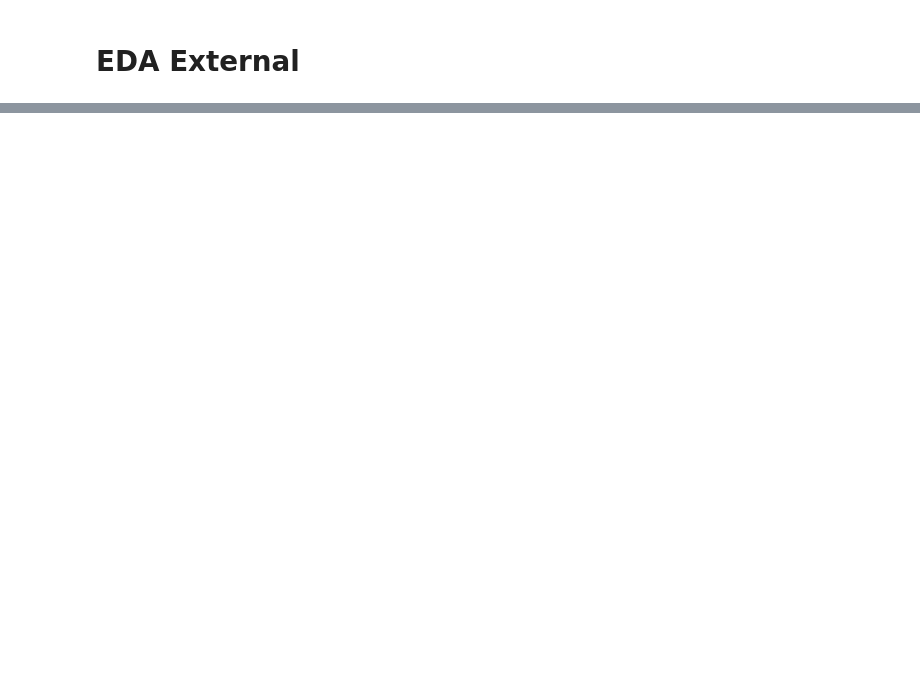
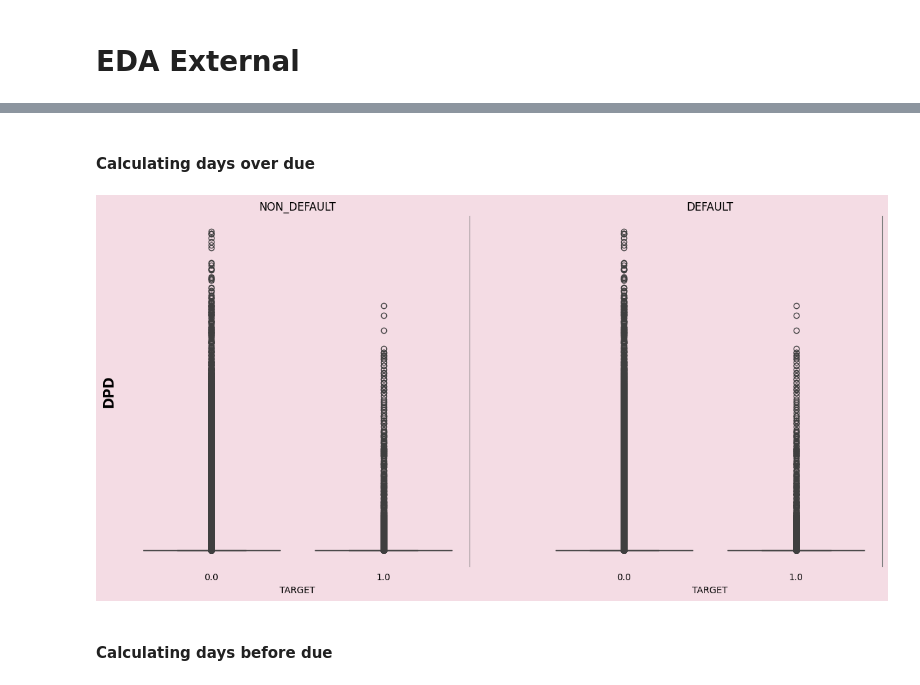
Before and after one commit to dunp7/Home-Default-Credit-Risk, a Jupyter notebook: Cleaning + EDA/Installments_Payments_fixed.ipynb, the cells around one changed output, grey strips where cells are left out. Saved outputs shown, nothing was run; the diff lists cells and outputs as text; code cells hidden in the pictures; blank space fills up the shorter version.

```diff
--- a/Cleaning + EDA/Installments_Payments_fixed.ipynb
+++ b/Cleaning + EDA/Installments_Payments_fixed.ipynb
@@ -158,0 +142,12 @@ for col in num.iloc[:,1:7]:
+# %% [markdown]
+#### Calculating days over due
+# %%
+merge_table['DPD'] = merge_table['DAYS_ENTRY_PAYMENT'] - pay['DAYS_INSTALMENT']
+merge_table['DPD'] = merge_table['DPD'].apply(lambda x: x if x > 0 else 0)
+# %%
+obj1 = Bivariate_Analysis(df = merge_table, col1= 'DPD', num=True)
+obj1.plotboxplot()
+# %% [output]
+[figure, added]
+# %% [markdown]
+#### Calculating days before due
```
Also changed, not shown: parts of 19 cells of this notebook, 3 other files.
